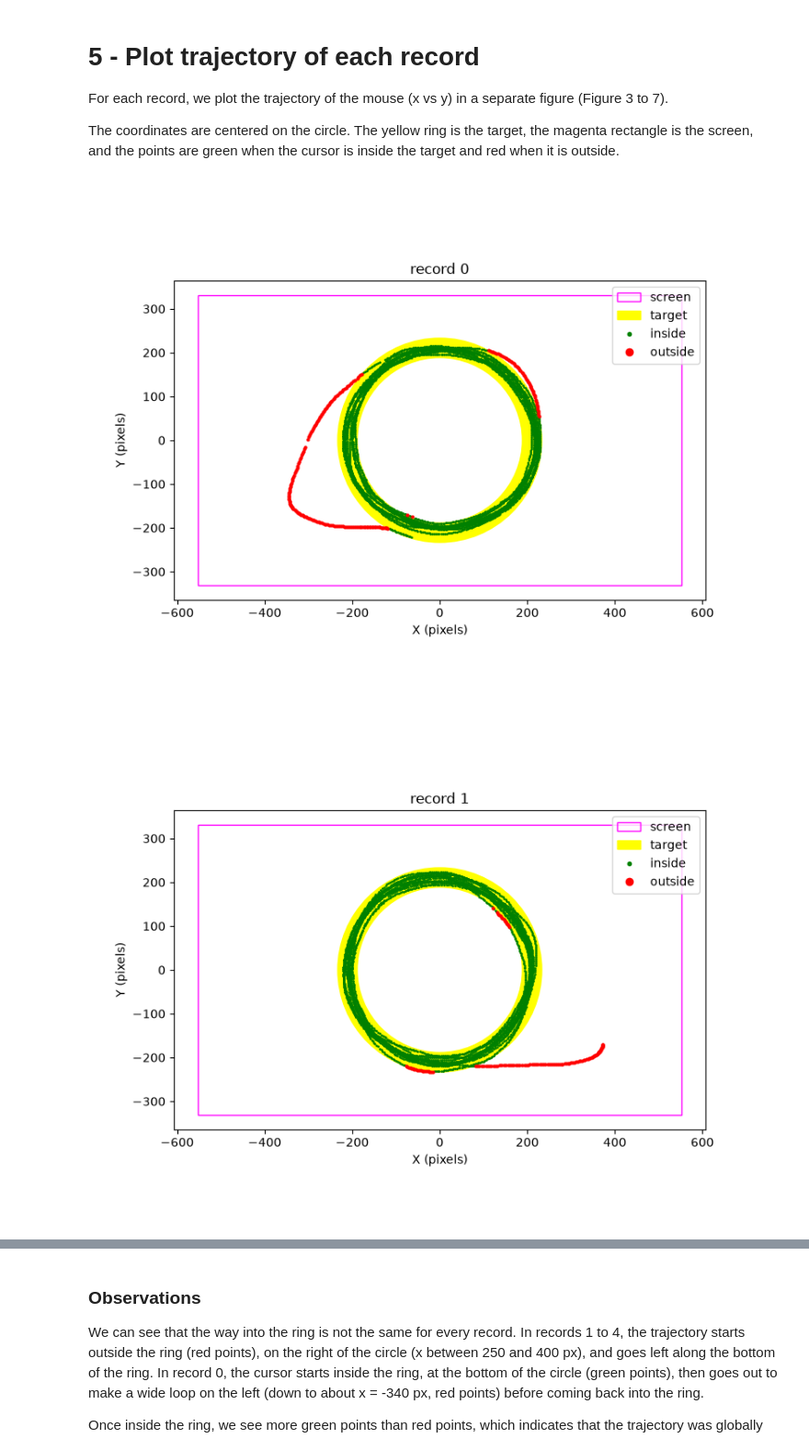
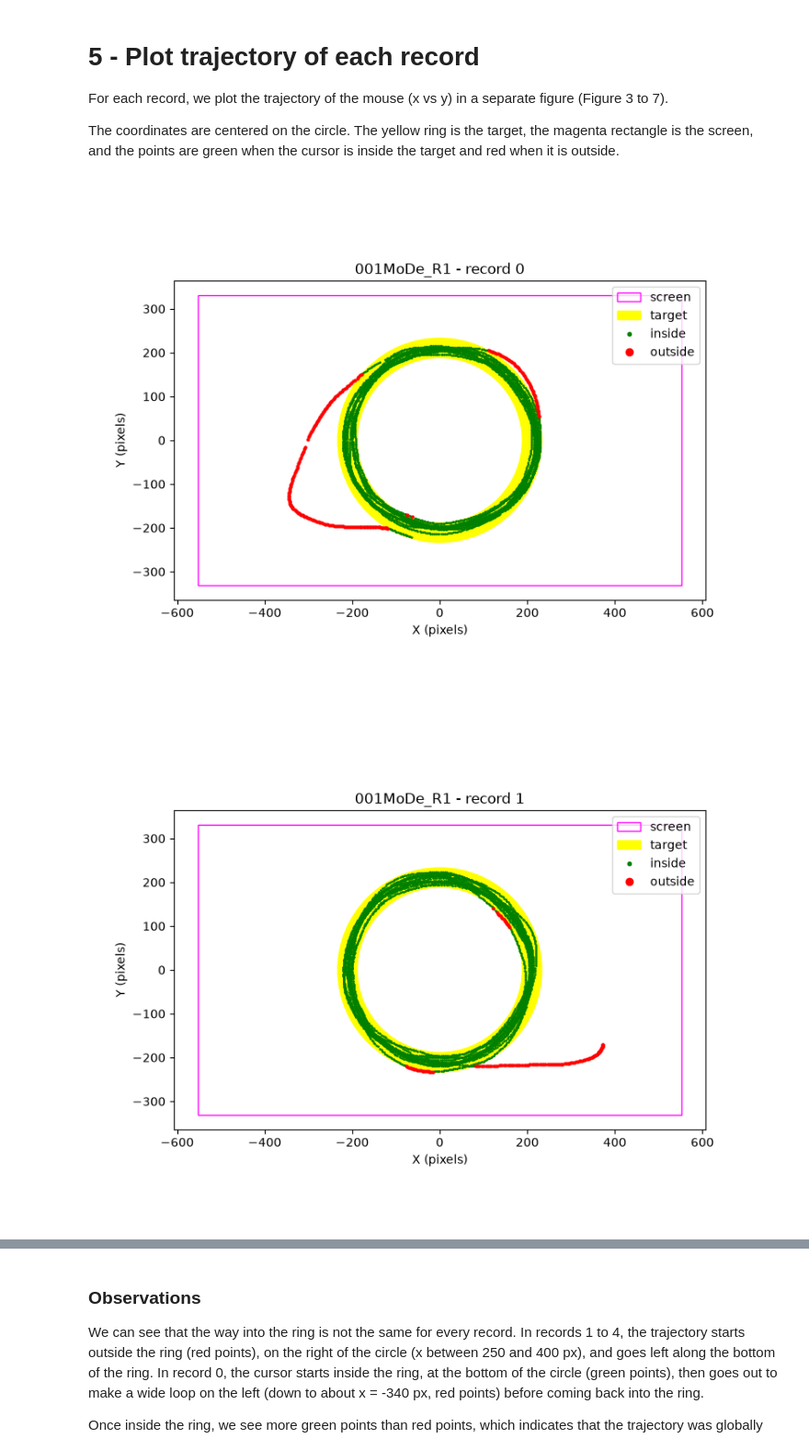
Before and after one commit to jeanne-le-roux-web/circular-task-analysis, a Jupyter notebook: notebooks/02_graphics.ipynb, the cells around one changed output, grey strips where cells are left out. Shown at 92% size. Cells and saved outputs as stored; diff of their text form; code cells hidden in the pictures.

Commit message:
Change code to display figures
Change code in notebook 2 and correct explanations in notebook 5.

```diff
--- a/notebooks/02_graphics.ipynb
+++ b/notebooks/02_graphics.ipynb
@@ -115,11 +97,9 @@ For each record, we plot the trajectory of the mouse (x vs y) in a separate figu
 The coordinates are centered on the circle.
 The yellow ring is the target, the magenta rectangle is the screen, and the points are green when the cursor is inside the target and red when it is outside.
 # %%
-first_fig = 3 # number of the first figure of this task (Figure 3 to 7)
-
-# close only the figures of this cell (plt.close("all") would also close the figures of the other cells in main.ipynb)
-for n in range(first_fig, first_fig + n_records):
-    plt.close(n)
+# close only the figures of this cell and of this recording
+for i in range(n_records):
+    plt.close(f"{data_name} - trajectory, record {i}")
 
 # center of the circle and half-size of the screen (read from the header)
 cx, cy = params["centerX"], params["centerY"]
@@ -132,34 +112,34 @@ r_out = params["externalRadius"] - params["cursorRadius"] - params["borderRadius
 
 for i in range(n_records):
     # centered coordinates: center of the circle = (0, 0), y axis pointing up
     # (on the screen y points down, so we use center Y - y)
     xi = x_trials[i] - cx
     yi = cy - y_trials[i]
     inside = in_target_trials[i] == 1 # True when the cursor is inside the target
 
-    fig, ax = plt.subplots(num=first_fig + i, figsize=(8, 6))
+    fig, ax = plt.subplots(num=f"{data_name} - trajectory, record {i}", figsize=(8, 6))
 
     # screen (magenta rectangle)
     ax.add_patch(Rectangle((-half_w, -half_h), 2 * half_w, 2 * half_h,
                            fill=False, edgecolor="magenta", label="screen"))
     # target ring (yellow): a yellow disk (r_out) with a white disk (r_in) on top of it
     # zorder=0 and 1 keep both below the points (zorder=2)
     ax.add_patch(Circle((0, 0), r_out, color="yellow", zorder=0, label="target"))
     ax.add_patch(Circle((0, 0), r_in, color="white", zorder=1))
 
     # points inside the target (small, green) and outside (bigger, red)
     ax.plot(xi[inside], yi[inside], ".", color="green", markersize=2, label="inside")
     ax.plot(xi[~inside], yi[~inside], ".", color="red", markersize=4, label="outside")
 
     ax.set_aspect("equal") # same scale for x and y, so the circle is round
     ax.autoscale_view() # automatically set the limits of the axes to fit the data and the shapes
-    ax.set_title(f"record {i}")
+    ax.set_title(f"{data_name} - record {i}")
     ax.set_xlabel("X (pixels)")
     ax.set_ylabel("Y (pixels)")
 
     # legend of this figure (markerscale makes the small dots visible in the legend)
     ax.legend(loc="upper right", markerscale=3)
     plt.show()
 # %% [output]
-[figure, old version]
+[figure, new version]
-[figure, old version]
+[figure, new version]
```
Also changed, not shown: parts of 4 cells of this notebook, 2 other files.
